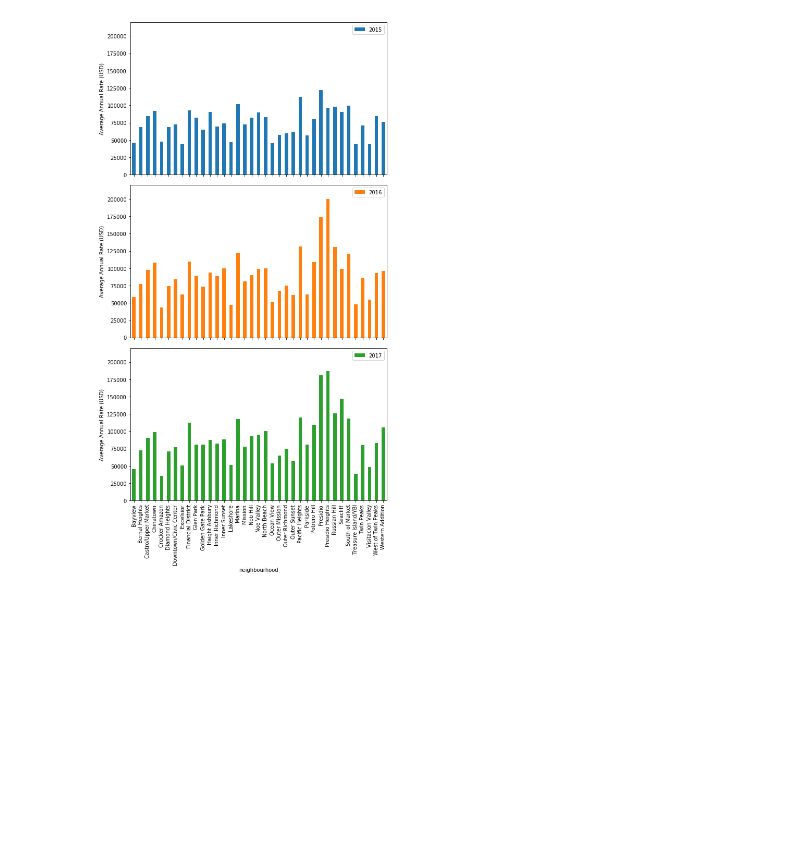
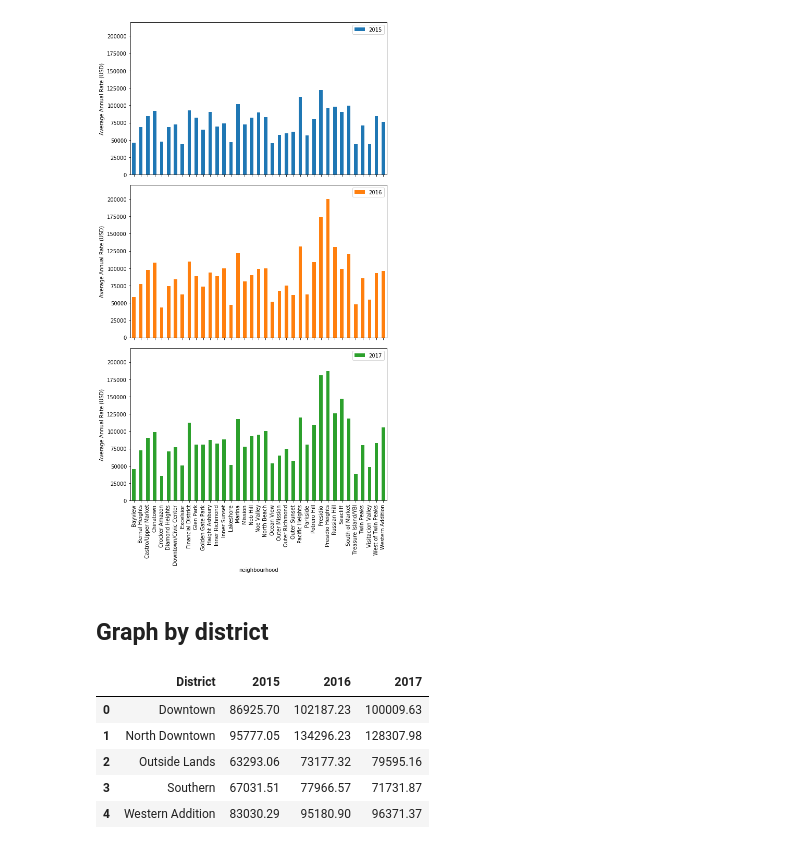
Before and after one commit to rochiecuevas/shared_accommodations, a Jupyter notebook: Airbnb Analysis/AirbnbRateVisualisation.ipynb, the cells around one changed output. Cells and saved outputs as stored; diff of their text form; code cells hidden in the pictures; blank space fills up the shorter version.

```diff
--- a/Airbnb Analysis/AirbnbRateVisualisation.ipynb
+++ b/Airbnb Analysis/AirbnbRateVisualisation.ipynb
@@ -47,2 +50,15 @@ plt.savefig("../Images/Airbnb_annual_avg.svg")
 # %% [output]
 [figure]
+# %% [markdown]
+## Graph by district
+# %%
+# Group the data by neighbourhood
+df2 = round(df.groupby("District").mean(),2)
+df2.reset_index()
+# %% [output]
+|  | District | 2015 | 2016 | 2017 |
+| 0 | Downtown | 86925.70 | 102187.23 | 100009.63 |
+| 1 | North Downtown | 95777.05 | 134296.23 | 128307.98 |
+| 2 | Outside Lands | 63293.06 | 73177.32 | 79595.16 |
+| 3 | Southern | 67031.51 | 77966.57 | 71731.87 |
+| 4 | Western Addition | 83030.29 | 95180.90 | 96371.37 |
```
Also changed, not shown: parts of 4 cells of this notebook, 4 other files.
